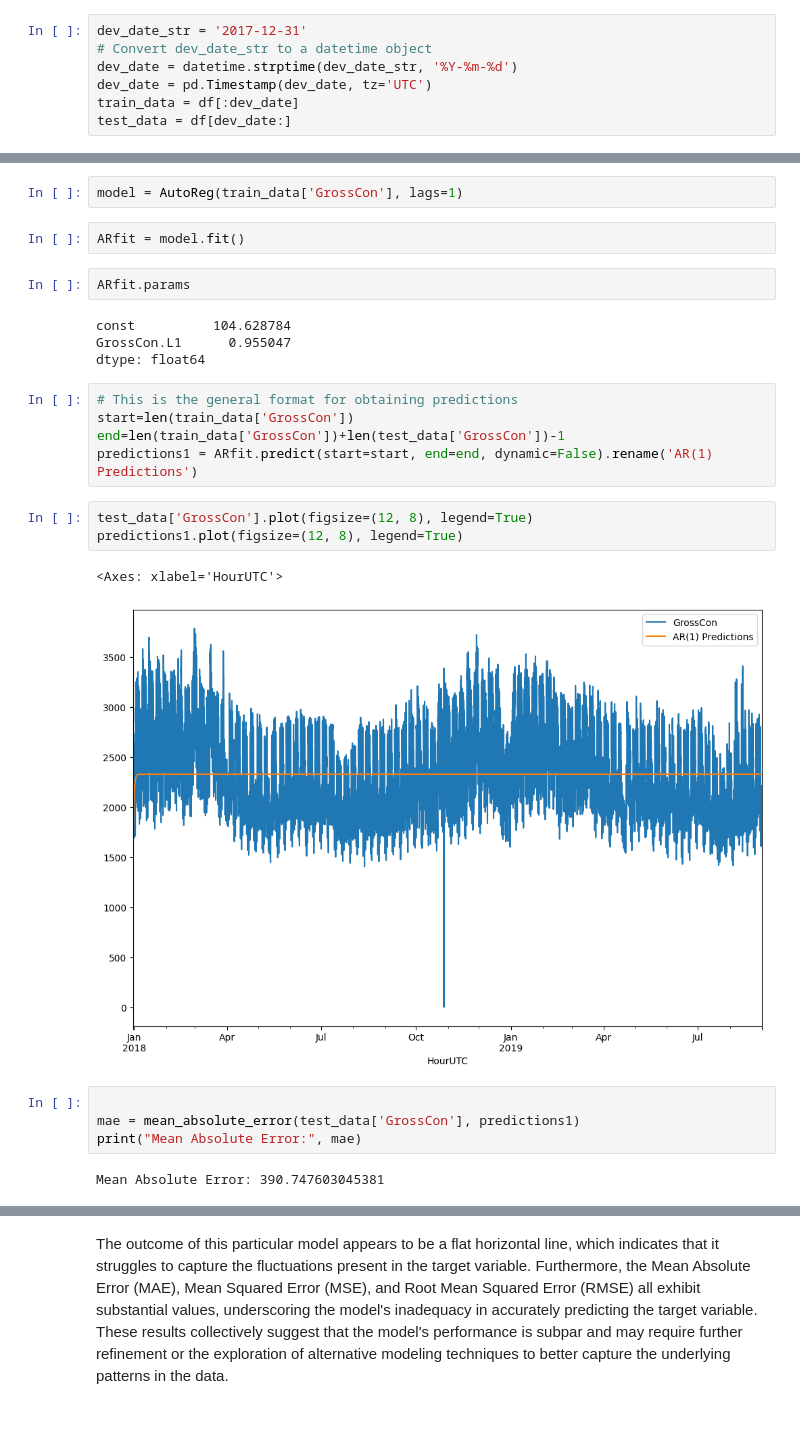
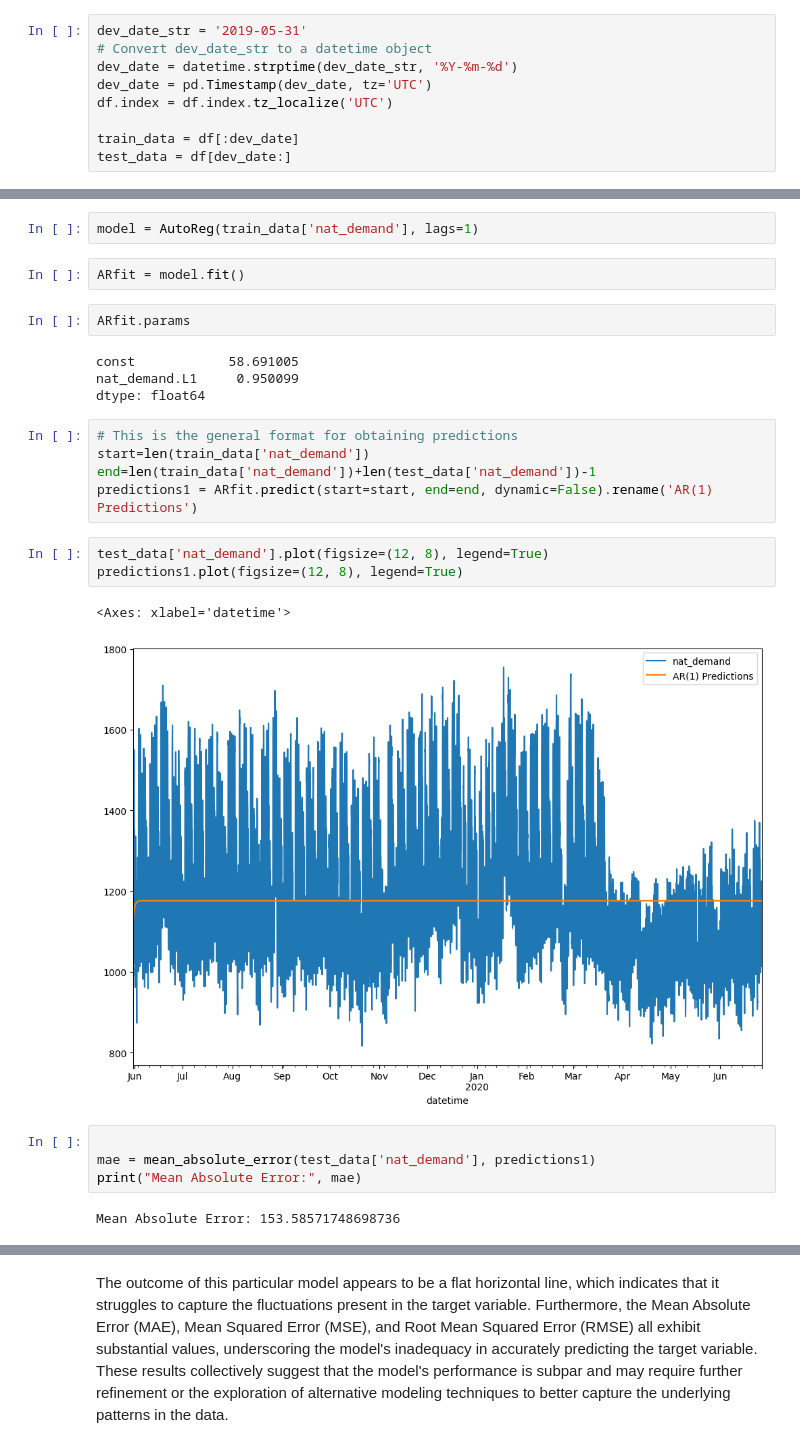
Before and after one commit to yamac0/IE423, a Jupyter notebook: Task10.ipynb, the cells around one changed output, grey strips where cells are left out. Saved outputs shown, nothing was run; the diff lists cells and outputs as text; blank space fills up the shorter version.

```diff
--- a/Task10.ipynb
+++ b/Task10.ipynb
@@ -451,10 +447,12 @@ print(df.index.min())
 # %% [markdown]
 Selecting the following date as the dividing point between training and testing data:
 # %%
-dev_date_str = '2017-12-31'
+dev_date_str = '2019-05-31'
 # Convert dev_date_str to a datetime object
 dev_date = datetime.strptime(dev_date_str, '%Y-%m-%d')
 dev_date = pd.Timestamp(dev_date, tz='UTC')
+df.index = df.index.tz_localize('UTC')
+
 train_data = df[:dev_date]
 test_data = df[dev_date:]
 # %% [markdown]
@@ -619,30 +617,30 @@ from statsmodels.tsa.ar_model import AutoReg,ARResults
 import warnings
 warnings.filterwarnings("ignore")
 # %%
-model = AutoReg(train_data['GrossCon'], lags=1)
+model = AutoReg(train_data['nat_demand'], lags=1)
 # %%
 ARfit = model.fit()
 # %%
 ARfit.params
 # %% [output]
-const          104.628784
-GrossCon.L1      0.955047
+const            58.691005
+nat_demand.L1     0.950099
 dtype: float64
 # %%
 # This is the general format for obtaining predictions
-start=len(train_data['GrossCon'])
-end=len(train_data['GrossCon'])+len(test_data['GrossCon'])-1
+start=len(train_data['nat_demand'])
+end=len(train_data['nat_demand'])+len(test_data['nat_demand'])-1
 predictions1 = ARfit.predict(start=start, end=end, dynamic=False).rename('AR(1) Predictions')
 # %%
-test_data['GrossCon'].plot(figsize=(12, 8), legend=True)
+test_data['nat_demand'].plot(figsize=(12, 8), legend=True)
 predictions1.plot(figsize=(12, 8), legend=True)
 # %% [output]
-<Axes: xlabel='HourUTC'>
+<Axes: xlabel='datetime'>
-[figure, old version]
+[figure, new version]
 # %%
 
-mae = mean_absolute_error(test_data['GrossCon'], predictions1)
+mae = mean_absolute_error(test_data['nat_demand'], predictions1)
 print("Mean Absolute Error:", mae)
 # %% [output]
-Mean Absolute Error: 390.747603045381
+Mean Absolute Error: 153.58571748698736
 # %%
```
Also changed, not shown: parts of 64 cells of this notebook.
